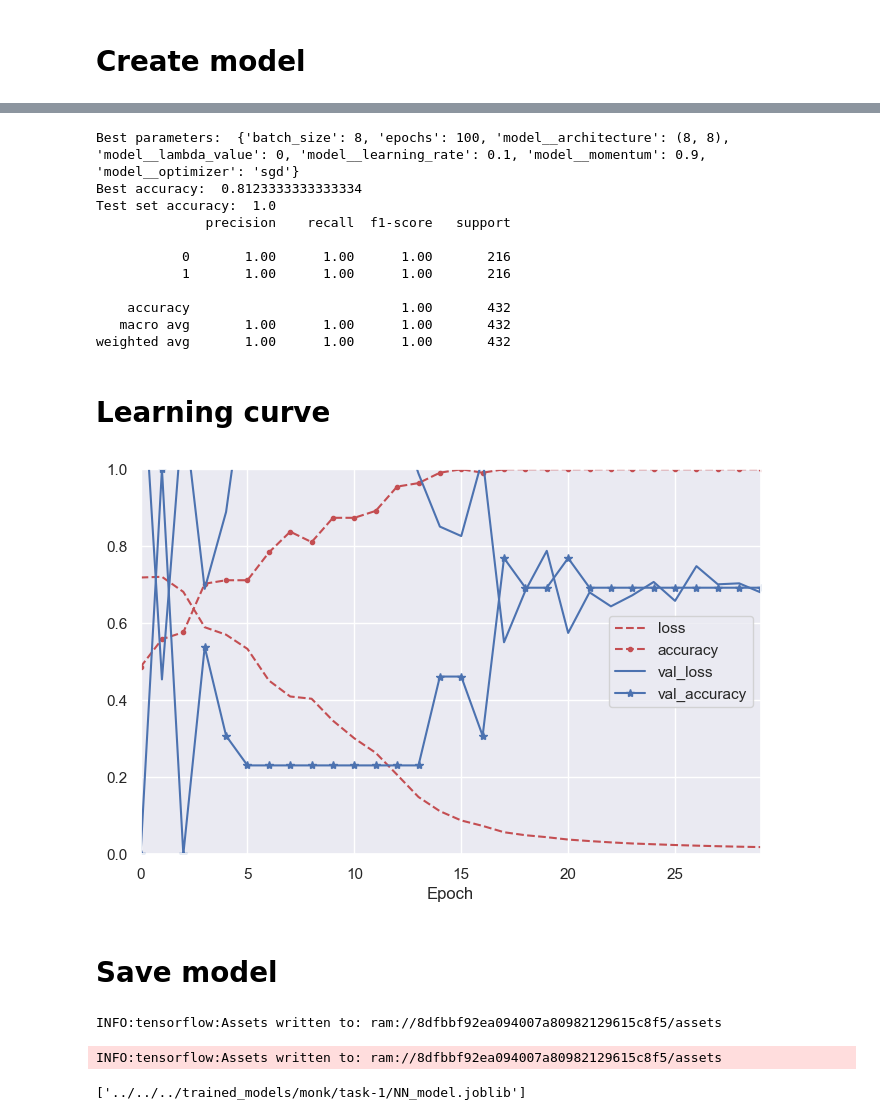
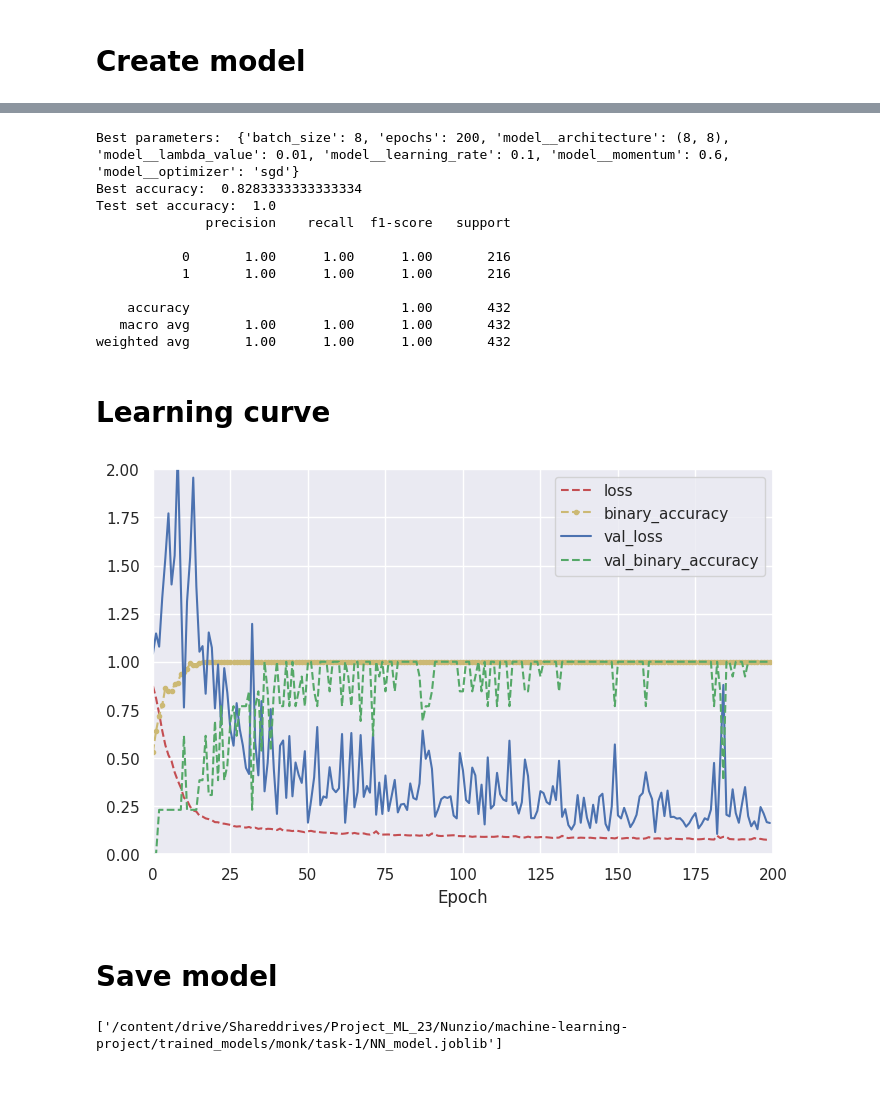
Before and after one commit to paolo-junior-mollica/machine-learning-project, a Jupyter notebook: src/monk/task-1/neural_network_training.ipynb, the cells around one changed output, grey strips where cells are left out. Drawn from its saved outputs; the diff is of its cells as text; code cells hidden in the pictures; blank space fills up the shorter version.

```diff
--- a/src/monk/task-1/neural_network_training.ipynb
+++ b/src/monk/task-1/neural_network_training.ipynb
@@ -9,6 +9,7 @@ if (colab := 'google.colab' in sys.modules):
     drive.mount('/content/drive')
     BASE_PATH = "/content/drive/Shareddrives/Project_ML_23/" + USER + "/machine-learning-project"
     sys.path.insert(0,BASE_PATH)
+    N_JOBS = 1
     sys.path.insert(0,BASE_PATH + "/src/utils")
     !pip install optuna
     !pip install scikit-learn
@@ -20,5 +21,6 @@ if (colab := 'google.colab' in sys.modules):
 else :
     TRAIN_DATA = os.path.join('..', '..', '..', 'datasets', 'monk', f'monks-{MONK_TASK}.train')
     TEST_DATA = os.path.join('..', '..', '..', 'datasets', 'monk', f'monks-{MONK_TASK}.test')
+    N_JOBS = -1
     IMAGES_FOLDER = os.path.join('..', '..', '..', 'images', 'monk', f'task-{MONK_TASK}', 'neural_network')
     MODEL_FOLDER = os.path.join('..', '..', '..', 'trained_models', 'monk', f'task-{MONK_TASK}')
@@ -98,11 +115,11 @@ from keras.layers import Dense
 
 def create_model(architecture=(8,), optimizer='adam', learning_rate=0.001, lambda_value=0.1, momentum=0.9):
     model = Sequential()
-    model.add(Dense(units=architecture[0], input_dim=X_train.shape[1], activation='sogmoid',
-                    kernel_regularizer=l2(lambda_value),kernel_initializer='random_uniform'))
+    model.add(Dense(units=architecture[0], input_dim=X_train.shape[1], activation='relu',#relu
+                    kernel_regularizer=l2(lambda_value)))
 
     for units in architecture[1:]:
-        model.add(Dense(units=units, activation='sigmoid', kernel_regularizer=l2(lambda_value),kernel_initializer='random_uniform'))
+        model.add(Dense(units=units, activation='relu', kernel_regularizer=l2(lambda_value))) #sigmoid
 
     model.add(Dense(1, activation='sigmoid'))
 
@@ -111,7 +128,7 @@ def create_model(architecture=(8,), optimizer='adam', learning_rate=0.001, lambd
     else:
         opt = SGD(learning_rate=learning_rate, momentum=momentum)
 
-    model.compile(loss='binary_crossentropy', optimizer=opt, metrics=['accuracy']) #'mse'
+    model.compile(loss='binary_crossentropy', optimizer=opt, metrics=['binary_accuracy']) #'mse'
     return model
 # %%
 from scikeras.wrappers import KerasClassifier
@@ -122,21 +139,21 @@ from sklearn.model_selection import GridSearchCV
 
 param_grid = {
     'model__architecture': [
-        (8), (8, 8), (8, 8, 8)
+        (8), (8, 8), (8, 8, 8), (8,8,8,8)
     ],
-    'model__optimizer': ['sgd', 'adam'],
+    'model__optimizer': ['sgd'],
     'model__learning_rate': [0.1, 0.3, 0.5],
     'model__momentum': [0.6, 0.8, 0.9],
-    'model__lambda_value': [0, 0.01],
+    'model__lambda_value': [0.01],
     'epochs': [200],
-    'batch_size': [8,16,32]
+    'batch_size': [8]
 }
 
 grid_search = GridSearchCV(
     estimator=model,
     param_grid=param_grid,
     cv=5,
-    n_jobs=-1,
+    n_jobs=N_JOBS,
     verbose=2,
     scoring='accuracy'
 )
@@ -182,8 +216,8 @@ print('Best accuracy: ', grid_search.best_score_)
 print('Test set accuracy: ', accuracy_score(y_test, y_pred))
 print(classification_report(y_test, y_pred))
 # %% [output]
-Best parameters:  {'batch_size': 8, 'epochs': 100, 'model__architecture': (8, 8), 'model__lambda_value': 0, 'model__learning_rate': 0.1, 'model__momentum': 0.9, 'model__optimizer': 'sgd'}
-Best accuracy:  0.8123333333333334
+Best parameters:  {'batch_size': 8, 'epochs': 200, 'model__architecture': (8, 8), 'model__lambda_value': 0.01, 'model__learning_rate': 0.1, 'model__momentum': 0.6, 'model__optimizer': 'sgd'}
+Best accuracy:  0.8283333333333334
 Test set accuracy:  1.0
               precision    recall  f1-score   support
 
@@ -208,16 +242,16 @@ history = best_model.fit(X_train, y_train, epochs=best_params['epochs'], batch_s
 # %%
 pd.DataFrame(history.history).plot(
     figsize=(8, 5),
-    xlim=[0, 29],
-    ylim=[0, 1],
+    xlim=[0, 200],
+    ylim=[0, 2],
     grid=True,
     xlabel='Epoch',
-    style=['r--', 'r--.', 'b-', 'b-*']
+    style=['r--', 'y--.', 'b-', 'g--']
 )
 
 plt.show()
 # %% [output]
-[figure, old version]
+[figure, new version]
 # %% [markdown]
 # Save model
 # %%
@@ -226,6 +260,4 @@ from joblib import dump
 model_path = os.path.join(MODEL_FOLDER, 'NN_model.joblib')
 dump(final_model, model_path, compress=3)
 # %% [output]
-INFO:tensorflow:Assets written to: ram://8dfbbf92ea094007a80982129615c8f5/assets
+['/content/drive/Shareddrives/Project_ML_23/Nunzio/machine-learning-project/trained_models/monk/task-1/NN_model.joblib']
-INFO:tensorflow:Assets written to: ram://8dfbbf92ea094007a80982129615c8f5/assets
-['../../../trained_models/monk/task-1/NN_model.joblib']
```
Also changed, not shown: parts of 4 cells of this notebook, 22 other files.
